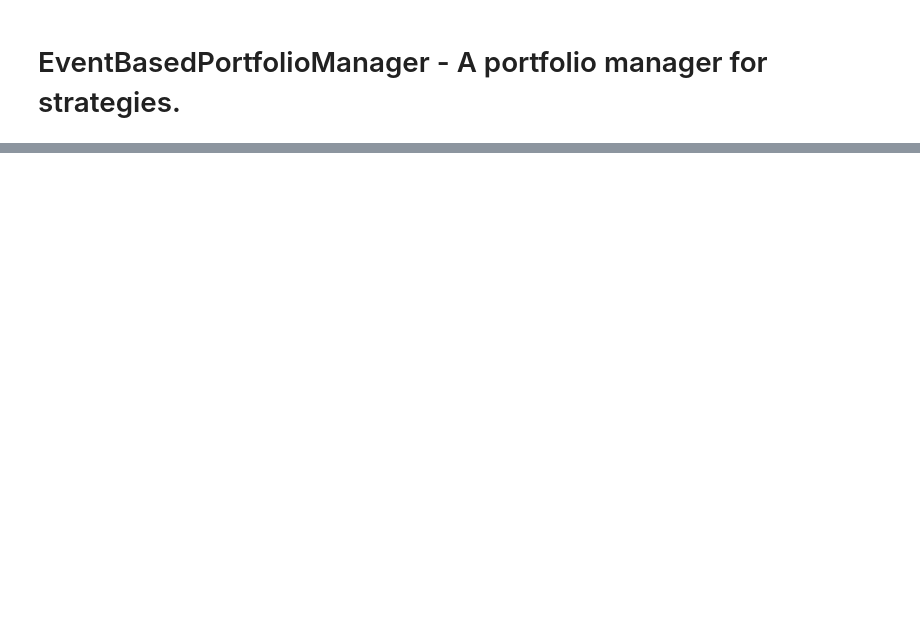
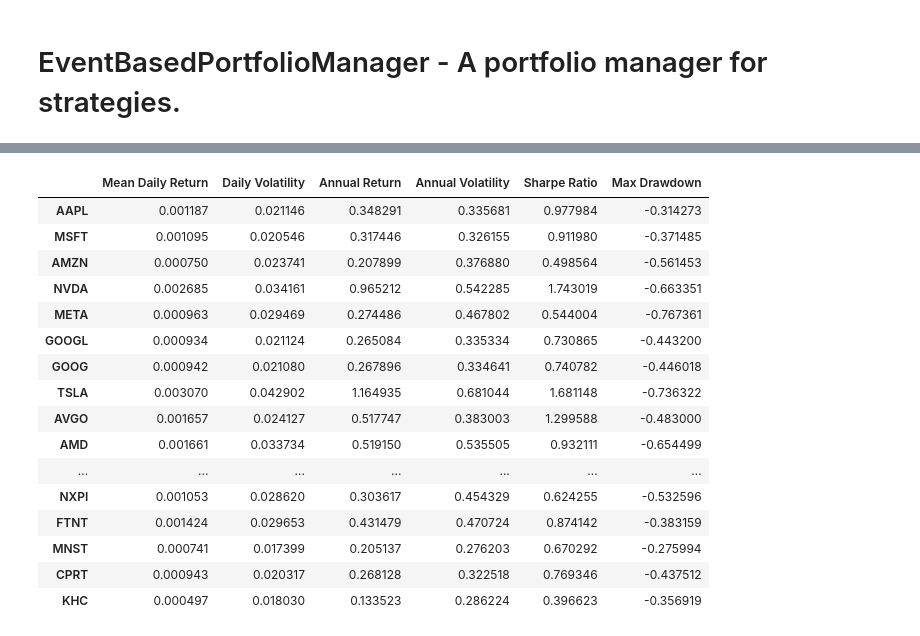
Before and after one commit to ryantjx/is4226-systematictradingstrategiesandsystems, a Jupyter notebook: notebooks/EventBasedPotfolioManager/EventBasedPortfolioManager.ipynb, the cells around one changed output, grey strips where cells are left out. Saved outputs shown, nothing was run; the diff lists cells and outputs as text; code cells hidden in the pictures; blank space fills up the shorter version.

Commit message:
is this the start of something new

```diff
--- a/notebooks/EventBasedPotfolioManager/EventBasedPortfolioManager.ipynb
+++ b/notebooks/EventBasedPotfolioManager/EventBasedPortfolioManager.ipynb
@@ -686,8 +573,0 @@ class EventBasedBacktester:
-# %%
-import yfinance as yf
-
-stock = yf.Ticker("MSFT")
-historical_data = stock.history(start = "2010-01-01", end = "2021-01-01", interval = "1d").reset_index().rename(columns = {'Open' : 'open', 'High' : 'high', 'Low' : 'low', 'Close' : 'close', 'Volume' : 'volume'})
-historical_data['timestamp'] = historical_data['Date'].apply(lambda x : int(x.timestamp() * 1000))
-input_data = historical_data[['timestamp', 'open', 'high', 'low', 'close', 'volume']]
-input_data
@@ -769,0 +861,26 @@ IndexError: single positional indexer is out-of-bounds
+# %%
+# Create price and returns panels
+price_panel = create_price_panel(historical_qqq)
+returns_panel = calculate_returns(price_panel)
+
+# Analyze stocks
+analysis = analyze_stocks(price_panel, returns_panel)
+analysis
+# %% [output]
+|  | Mean Daily Return | Daily Volatility | Annual Return | Annual Volatility | Sharpe Ratio | Max Drawdown |
+| AAPL | 0.001187 | 0.021146 | 0.348291 | 0.335681 | 0.977984 | -0.314273 |
+| MSFT | 0.001095 | 0.020546 | 0.317446 | 0.326155 | 0.911980 | -0.371485 |
+| AMZN | 0.000750 | 0.023741 | 0.207899 | 0.376880 | 0.498564 | -0.561453 |
+| NVDA | 0.002685 | 0.034161 | 0.965212 | 0.542285 | 1.743019 | -0.663351 |
+| META | 0.000963 | 0.029469 | 0.274486 | 0.467802 | 0.544004 | -0.767361 |
+| GOOGL | 0.000934 | 0.021124 | 0.265084 | 0.335334 | 0.730865 | -0.443200 |
+| GOOG | 0.000942 | 0.021080 | 0.267896 | 0.334641 | 0.740782 | -0.446018 |
+| TSLA | 0.003070 | 0.042902 | 1.164935 | 0.681044 | 1.681148 | -0.736322 |
+| AVGO | 0.001657 | 0.024127 | 0.517747 | 0.383003 | 1.299588 | -0.483000 |
+| AMD | 0.001661 | 0.033734 | 0.519150 | 0.535505 | 0.932111 | -0.654499 |
+| ... | ... | ... | ... | ... | ... | ... |
+| NXPI | 0.001053 | 0.028620 | 0.303617 | 0.454329 | 0.624255 | -0.532596 |
+| FTNT | 0.001424 | 0.029653 | 0.431479 | 0.470724 | 0.874142 | -0.383159 |
+| MNST | 0.000741 | 0.017399 | 0.205137 | 0.276203 | 0.670292 | -0.275994 |
+| CPRT | 0.000943 | 0.020317 | 0.268128 | 0.322518 | 0.769346 | -0.437512 |
+| KHC | 0.000497 | 0.018030 | 0.133523 | 0.286224 | 0.396623 | -0.356919 |
```
Also changed, not shown: parts of 21 cells of this notebook, 4 other files.
